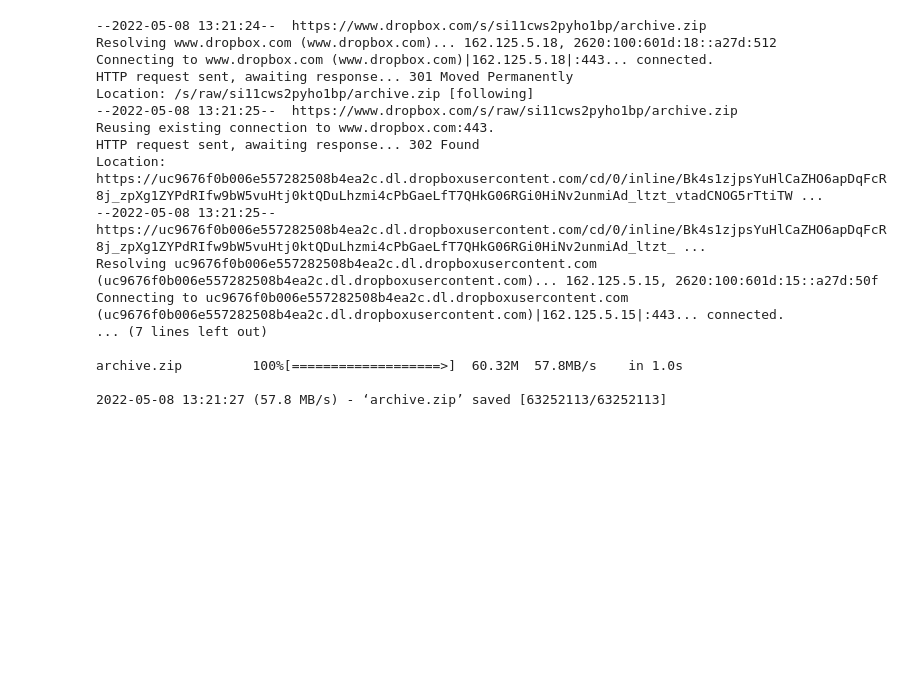
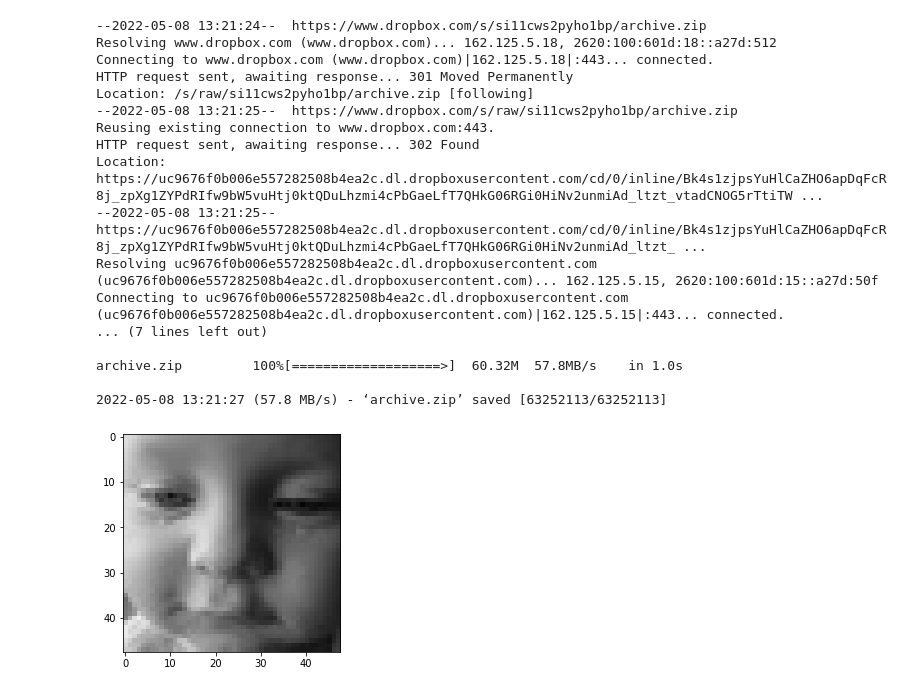
Before and after one commit to dsnnaveen/Face-Emotion-Recognition, a Jupyter notebook: Face_Emotion_Recognition_Capstone_Project.ipynb, the cells around one changed output. Cells and saved outputs as stored; diff of their text form; code cells hidden in the pictures; blank space fills up the shorter version.

```diff
--- a/Face_Emotion_Recognition_Capstone_Project.ipynb
+++ b/Face_Emotion_Recognition_Capstone_Project.ipynb
@@ -51,0 +70,9 @@ archive.zip         100%[===================>]  60.32M  57.8MB/s    in 1.0s
+# %%
+# Reading sample image from dataset
+img_array=cv2.imread('/content/train/sad/Training_49187727.jpg')
+# %%
+# displaying the image
+plt.imshow(img_array)
+plt.show()
+# %% [output]
+[figure, added]
```
Also changed, not shown: parts of 4 cells of this notebook.
